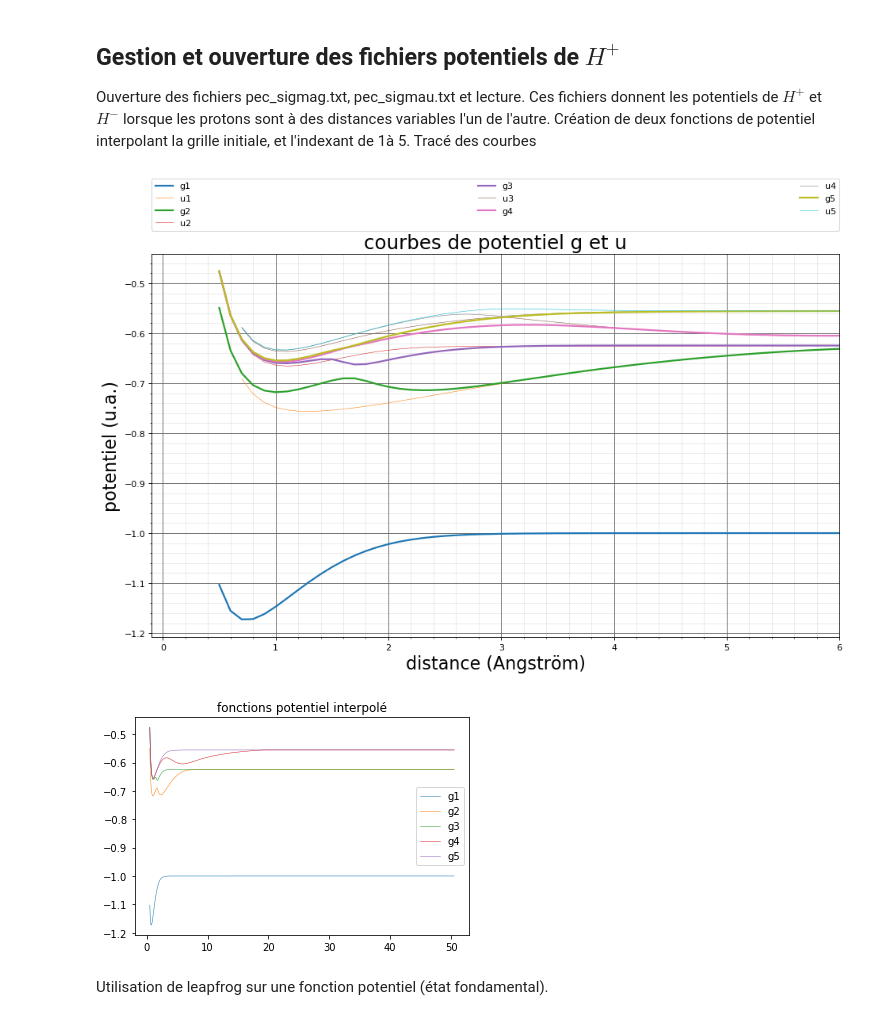
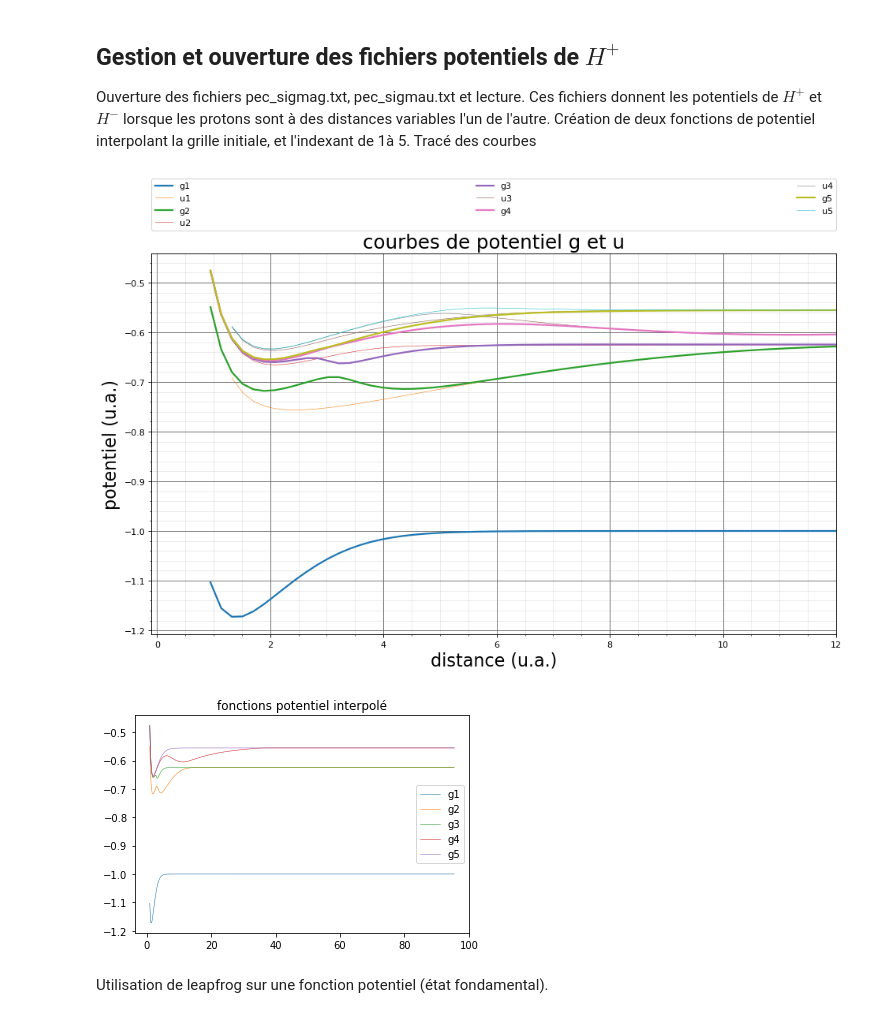
Before and after one commit to Yves-LEMEN/manip-fichiers, a Jupyter notebook: gestion fichiers.ipynb, the cells around one changed output. Cells and saved outputs as stored; diff of their text form; code cells hidden in the pictures.

```diff
--- a/gestion fichiers.ipynb
+++ b/gestion fichiers.ipynb
@@ -55,14 +55,17 @@ from scipy.interpolate import interp1d
 # ouverture des fichiers et lecture des données
 with open ("pec_sigmag.txt", "r") as fichierg: # ouverture du fichier pec_sigmag.txt en mode lecture
     fichierg = open("pec_sigmag.txt", "r")
+
+echelle=1/0.529177
+
 data_g = np.loadtxt(fichierg)
-xg_read = data_g[:,0]
+xg_read = data_g[:,0]*echelle
 
 
 with open ("pec_sigmau.txt", "r") as fichieru: # ouverture du fichier pec_sigmau.txt en mode lecture
     fichieru = open("pec_sigmau.txt", "r")
 data_u = np.loadtxt(fichieru)
-xu_read = data_u[:,0]
+xu_read = data_u[:,0]*echelle
 
 #########################################################################
 # création des fonctions Vgi(x) et Vui(x) qui sont inexées et interpolent les potentiels Vgi et Vui
@@ -95,39 +98,39 @@ rcParams['axes.labelsize'] = 20
 plt.grid(b=True, which='major', color='#666666', linestyle='-')
 
 # Lignes de subdivision
 plt.minorticks_on()
 plt.grid(b=True, which='minor', color='#999999', linestyle='-', alpha=0.2)
 
 
 
-xlabel("distance (Angström)")
+xlabel("distance (u.a.)")
 ylabel("potentiel (u.a.)")
-plt.xlim(-0.1,6)
+plt.xlim(-0.1,12)
 
 for ip in range(1,6):
-    plt.plot(data_g[:,0], data_g[:,ip],linewidth=2.0, label="g%d"%(ip,))
-    plt.plot(data_u[:,0], data_u[:,ip],linewidth=0.5, label="u%d"%(ip,))
+    plt.plot(xg_read, data_g[:,ip],linewidth=2.0, label="g%d"%(ip,))
+    plt.plot(xu_read, data_u[:,ip],linewidth=0.5, label="u%d"%(ip,))
 
 
 plt.title ("courbes de potentiel g et u", fontsize=22)
 plt.legend(bbox_to_anchor=(0., 1.06, 1., .106), loc='lower left',
            ncol=3, mode="expand", borderaxespad=0.)
 
 plt.show()
 
 
 plt.title ("fonctions potentiel interpolé")
 for ip in range(0,5):
         jp=ip+1
         plt.plot(xg_read, Vg[ip](xg_read), linewidth=0.5, label="g%d"%(jp,))
 
 
 
 plt.legend(loc='best', frameon= True)
 plt.show()
 # %% [output]
-[figure, old version]
+[figure, new version]
-[figure, old version]
+[figure, new version]
 # %% [markdown]
 Utilisation de leapfrog sur une fonction potentiel (état fondamental).
 # %%
```
Also changed, not shown: parts of 7 cells of this notebook.
